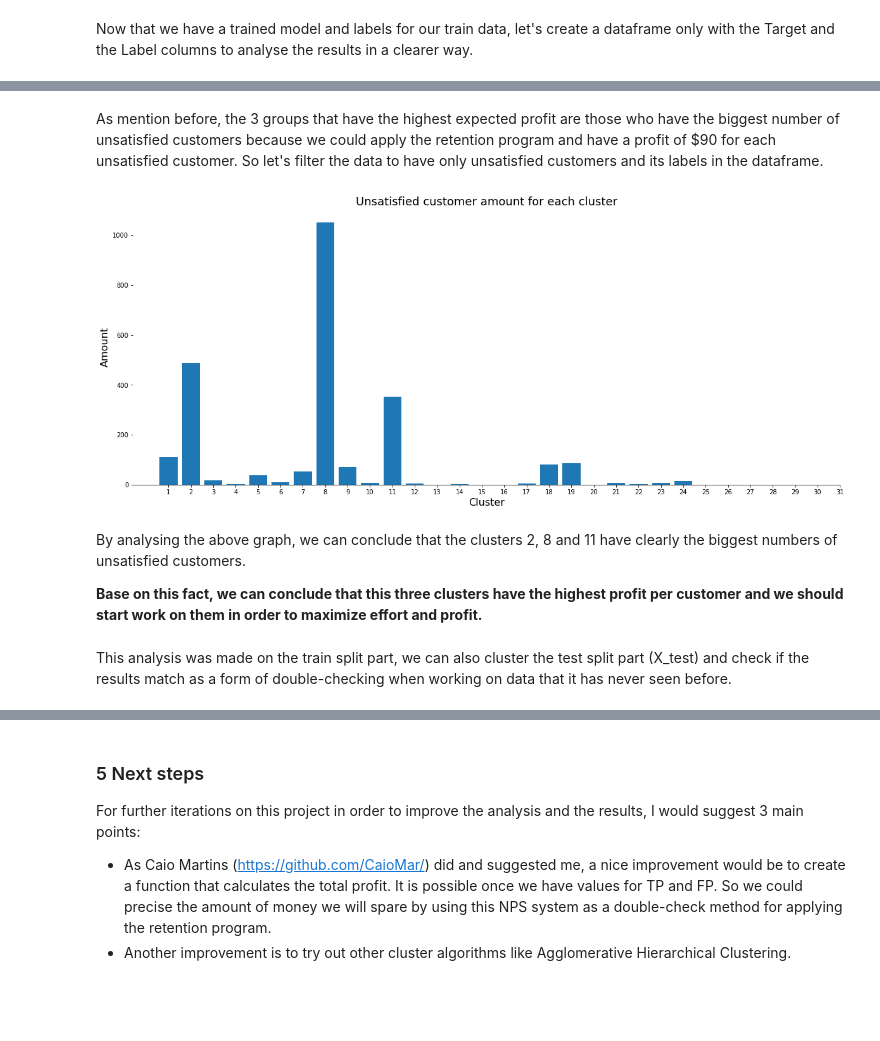
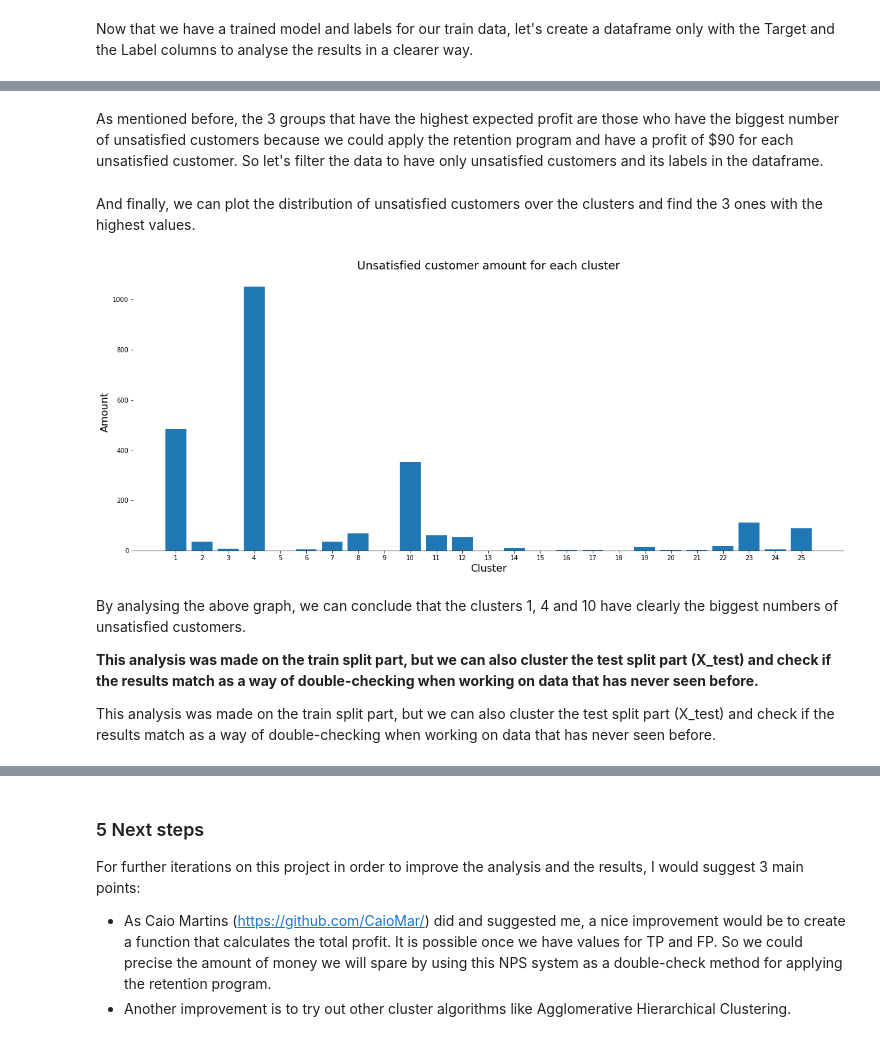
Before and after one commit to PedroHCouto/Santander-Case, a Jupyter notebook: Part C - Clustering.ipynb, the cells around one changed output, grey strips where cells are left out. Drawn from its saved outputs; the diff is of its cells as text; code cells hidden in the pictures; blank space fills up the shorter version.

Commit message:
Update Part C - Clustering.ipynb
Explanations improvements

```diff
--- a/Part C - Clustering.ipynb
+++ b/Part C - Clustering.ipynb
@@ -259,28 +259,30 @@ result_train.head()
 # %% [markdown]
-As mention before, the 3 groups that have the highest expected profit are those who have the biggest number of unsatisfied customers because we could apply the retention program and have a profit of $90 for each unsatisfied customer. So let's filter the data to have only unsatisfied customers and its labels in the dataframe.
+As mentioned before, the 3 groups that have the highest expected profit are those who have the biggest number of unsatisfied customers because we could apply the retention program and have a profit of $90 for each unsatisfied customer. So let's filter the data to have only unsatisfied customers and its labels in the dataframe.
 # %%
 # Get the distribution only for unsatisfied customer
 unsatisfied_dist = result_train[result_train['target'] == 1].labels.value_counts().sort_index()
+# %% [markdown]
+And finally, we can plot the distribution of unsatisfied customers over the clusters and find the 3 ones with the highest values.
 # %%
 # Plotting the unsatified customers ditribution for the clusters
 fig, ax = plt.subplots(figsize = (20, 8))
 plt.bar(unsatisfied_dist.index + 1, unsatisfied_dist.values);
 plt.title('Unsatisfied customer amount for each cluster', fontsize = 18);
 plt.xlabel('Cluster', fontsize = 16);
 plt.ylabel('Amount', fontsize = 16)
-plt.xticks(range(1, 32, 1))
+plt.xticks(range(1, 26, 1))
 
 ax.spines['top'].set_visible(False)
 ax.spines['right'].set_visible(False)
 ax.spines['left'].set_visible(False)
 # %% [output]
-[figure, old version]
+[figure, new version]
-# %% [markdown]
-By analysing the above graph, we can conclude that the clusters 2, 8 and 11 have clearly the biggest numbers of unsatisfied customers.
-
-**Base on this fact, we can conclude that this three clusters have the highest profit per customer and we should start work on them in order to maximize effort and profit.**
 # %% [markdown]
-This analysis was made on the train split part, we can also cluster the test split part (X_test) and check if the results match as a form of double-checking when working on data that it has never seen before.
+By analysing the above graph, we can conclude that the clusters 1, 4 and 10 have clearly the biggest numbers of unsatisfied customers.
+
+**This analysis was made on the train split part, but we can also cluster the test split part (X_test) and check if the results match as a way of double-checking when working on data that has never seen before.**
+
+This analysis was made on the train split part, but we can also cluster the test split part (X_test) and check if the results match as a way of double-checking when working on data that has never seen before.
 # %%
 scaled_features = StandardScaler().fit_transform(X_test_selected)
 result_test = pd.DataFrame({'target': y_test, 'labels': kmeans.predict(scaled_features)})
```
Also changed, not shown: parts of 8 cells of this notebook.
